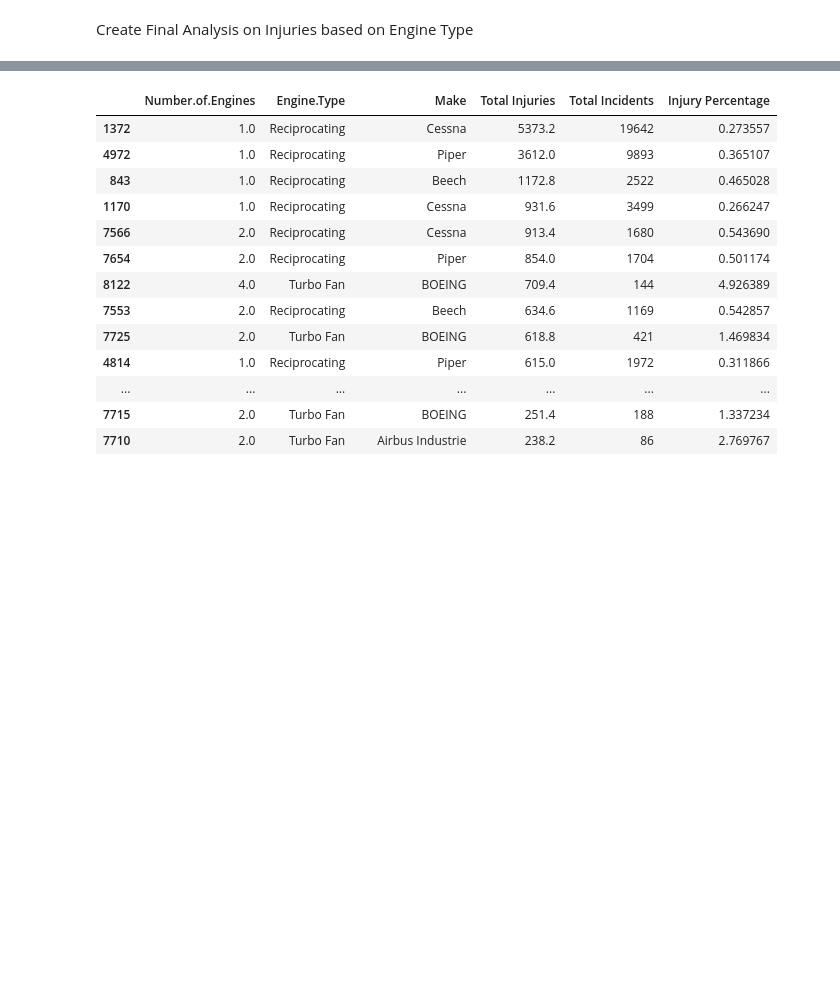
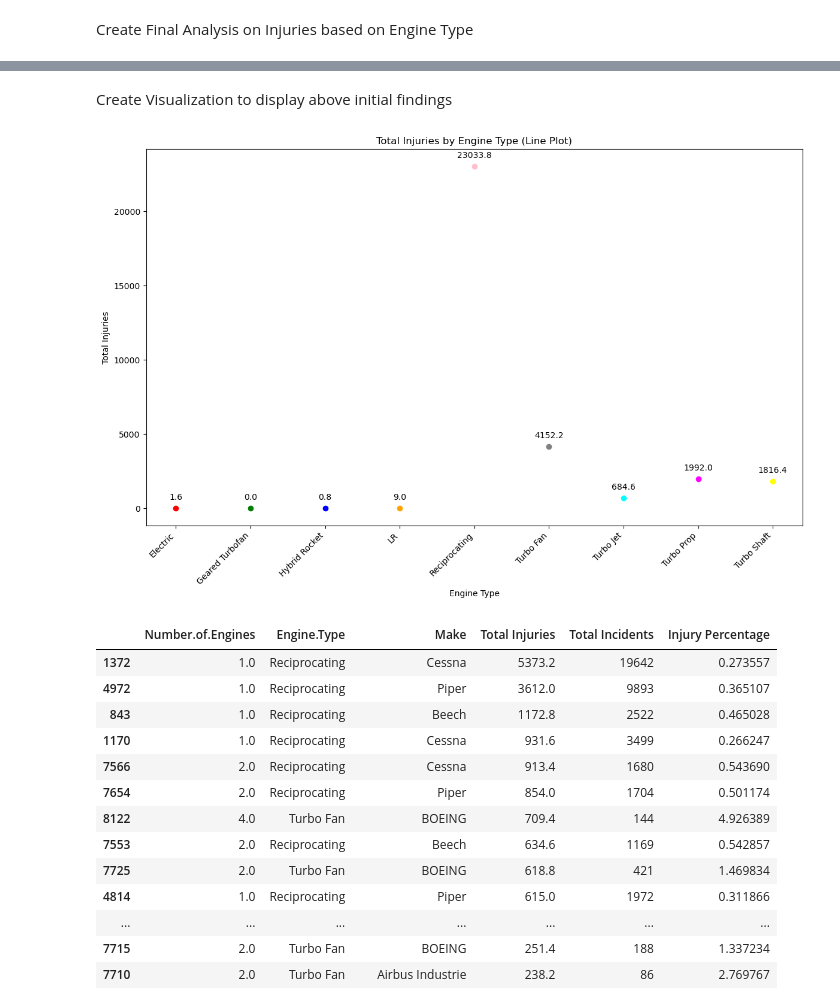
Before and after one commit to nealiyer88/Aviation-Data, a Jupyter notebook: student.ipynb, the cells around one changed output, grey strips where cells are left out. Saved outputs shown, nothing was run; the diff lists cells and outputs as text; code cells hidden in the pictures; blank space fills up the shorter version.

```diff
--- a/student.ipynb
+++ b/student.ipynb
@@ -541,3 +553,16 @@ plt.show()
 Based on the above data and charts, Cessna has a higher overall injury percentage for the 5 most prevalent common phases of flight.  One may also deduce that, based on the findings, both Cessna and Piper are safest with their landing procedures, as both have the highest incident count and lowest injury totals for all "landing" phases of flight.  Contrastingly, Cessna's "Maneuvering" phase of flight has the highest injury percentage by far with the lowest amount of incidents.  Apart of "Maneuvering" resulting in many injuries, it appears that the "Cruise" phase of flight results in a large percentage of injuries for both Cessna and Piper, with Cessna's largest amount of injuries and second highest percentage all coming from flights in the "Cruise" phase of flight.
 # %% [markdown]
 Create Final Analysis on Injuries based on Engine Type
+# %%
+
+# Group by 'Engine.Type' and aggregate 'Total Injuries'
+engine_injure = planes_df.groupby('Engine.Type')['Total Injuries'].agg(['sum', 'count']).reset_index()
+
+# Calculate Injury Percentage correctly
+# 'sum' refers to the total injuries, and 'count' refers to the number of incidents
+engine_injure['Injury Percentage'] = engine_injure['sum'] / engine_injure['count']
+
+# Rename columns to make them more descriptive
+engine_injure.columns = ['Engine.Type', 'Total Injuries', 'Total Incidents', 'Injury Percentage']
+
+engine_injure.sort_values(by='Total Injuries', ascending=False)
@@ -544,3 +584,37 @@ Create Final Analysis on Injuries based on Engine Type
+# %% [markdown]
+Create Visualization to display above initial findings
+# %%
+plt.figure(figsize=(12, 8))  # Adjust the size as needed
+
+# Assuming Engine_filtered['Engine.Type'] is categorical and you want each category to have its own color
+# First, ensure 'Engine.Type' is sorted if it isn't already, as you've done
+Engine_filtered = engine_injure.sort_values(by='Engine.Type')
+
+Engine_filtered = Engine_filtered[~Engine_filtered['Engine.Type'].str.lower().isin(['none', 'unk', 'unknown'])]
+
+
+# Plot each point individually
+for i, row in Engine_filtered.iterrows():
+    plt.plot(row['Engine.Type'], row['Total Injuries'], marker='o', linestyle='', color=colors2[i % len(colors2)])
+
+plt.xlabel('Engine Type')  # X-axis label
+plt.ylabel('Total Injuries')  # Y-axis label
+plt.title('Total Injuries by Engine Type (Line Plot)')  # Chart title
+
+# Fix for the xticks error: manually set the ticks and labels
+ticks = range(len(Engine_filtered['Engine.Type'].unique()))
+labels = Engine_filtered['Engine.Type'].unique()
+plt.xticks(ticks, labels, rotation=45, ha="right")
+
+# Adding text labels for each marker
+for i, txt in enumerate(Engine_filtered['Total Injuries']):
+    # Adjusting the annotation to align with the corrected ticks
+    plt.annotate(f"{txt:.1f}", (ticks[i % len(ticks)], txt), textcoords="offset points", xytext=(0,10), ha='center')
+
+plt.tight_layout()  # Adjust layout to not cut off labels
+plt.show()
+# %% [output]
+[figure, added]
 # %%
  #Group by specified columns and aggregate Total Injuries
 engine_t_outcome = planes_df.groupby(['Number.of.Engines', 'Engine.Type', 'Make'])['Total Injuries'].agg(['sum', 'count']).reset_index()
```
Also changed, not shown: parts of 6 cells of this notebook.
